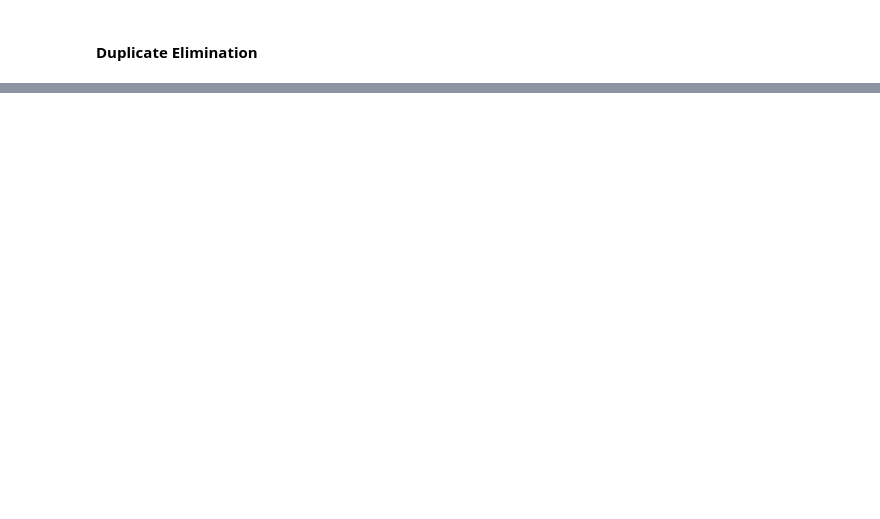
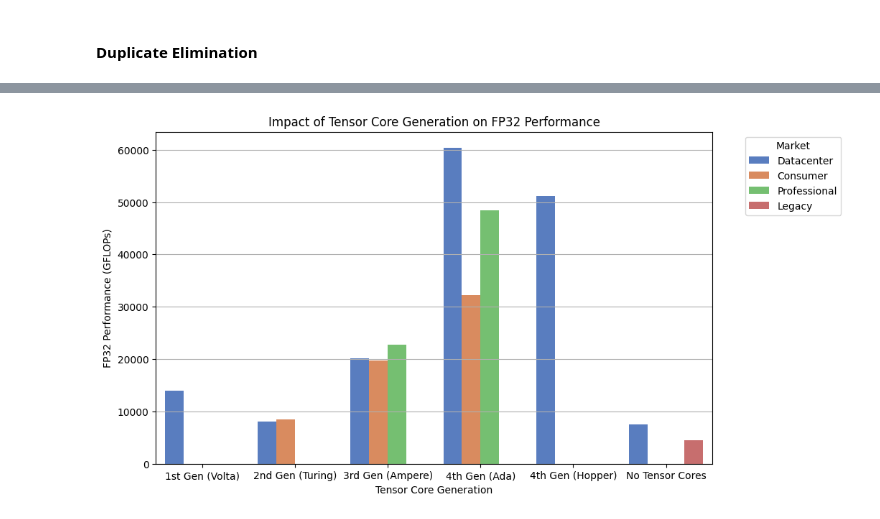
Before and after one commit to CenturyGhost/nvidia_benchmark, a Jupyter notebook: huang_enthousiast.ipynb, the cells around one changed output, grey strips where cells are left out. Drawn from its saved outputs; the diff is of its cells as text; code cells hidden in the pictures; blank space fills up the shorter version.

```diff
--- a/huang_enthousiast.ipynb
+++ b/huang_enthousiast.ipynb
@@ -883,0 +914,47 @@ plt.show()
+# %%
+# Convert numeric columns before grouping
+numeric_cols = ['fp32', 'tensor_cores', 'cuda_cores', 'bus_width', 'bandwith', 'fp64', 'tdp', 'price', 'fp16']
+df_numeric = df_cleaned.copy()
+
+for col in numeric_cols:
+    # Remove any non-numeric characters and convert to numeric
+    df_numeric[col] = df_numeric[col].replace(r'[^\d.]', '', regex=True)
+    df_numeric[col] = pd.to_numeric(df_numeric[col], errors='coerce')
+
+# Group by Tensor Core generation and market, only aggregating numeric columns
+tensor_core_impact = df_numeric.groupby(['tensor_core_gen', 'market'], as_index=False)[numeric_cols].mean()
+
+# Plot FP32 performance by Tensor Core generation
+plt.figure(figsize=(10, 6))
+sns.barplot(
+    data=tensor_core_impact,
+    x='tensor_core_gen',
+    y='fp32',
+    hue='market',
+    palette='muted'
+)
+plt.title('Impact of Tensor Core Generation on FP32 Performance')
+plt.xlabel('Tensor Core Generation')
+plt.ylabel('FP32 Performance (GFLOPs)')
+plt.legend(title='Market', bbox_to_anchor=(1.05, 1), loc='upper left')
+plt.grid(axis='y')
+plt.show()
+
+
+# Plot FP16 performance by Tensor Core generation
+plt.figure(figsize=(10, 6))
+sns.barplot(
+    data=tensor_core_impact,
+    x='tensor_core_gen',
+    y='fp16',
+    hue='market',
+    palette='muted'
+)
+plt.title('Impact of Tensor Core Generation on FP16 Performance')
+plt.xlabel('Tensor Core Generation')
+plt.ylabel('FP16 Performance (GFLOPs)')
+plt.legend(title='Market', bbox_to_anchor=(1.05, 1), loc='upper left')
+plt.grid(axis='y')
+plt.show()
+# %% [output]
+[figure, added]
```
Also changed, not shown: parts of 17 cells of this notebook.
